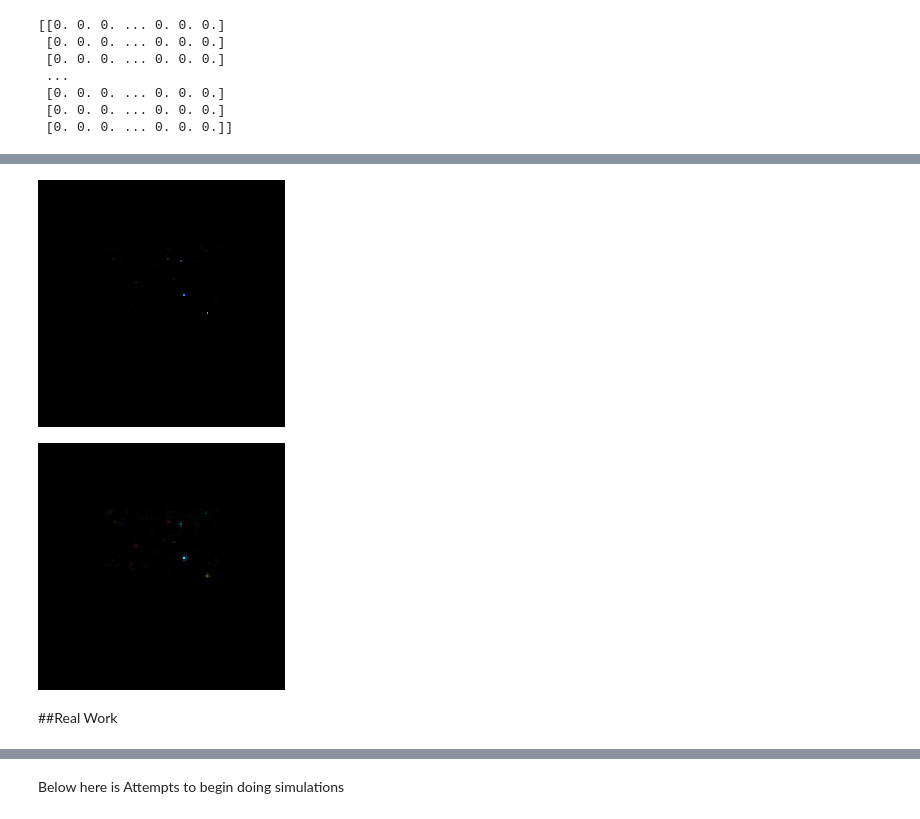
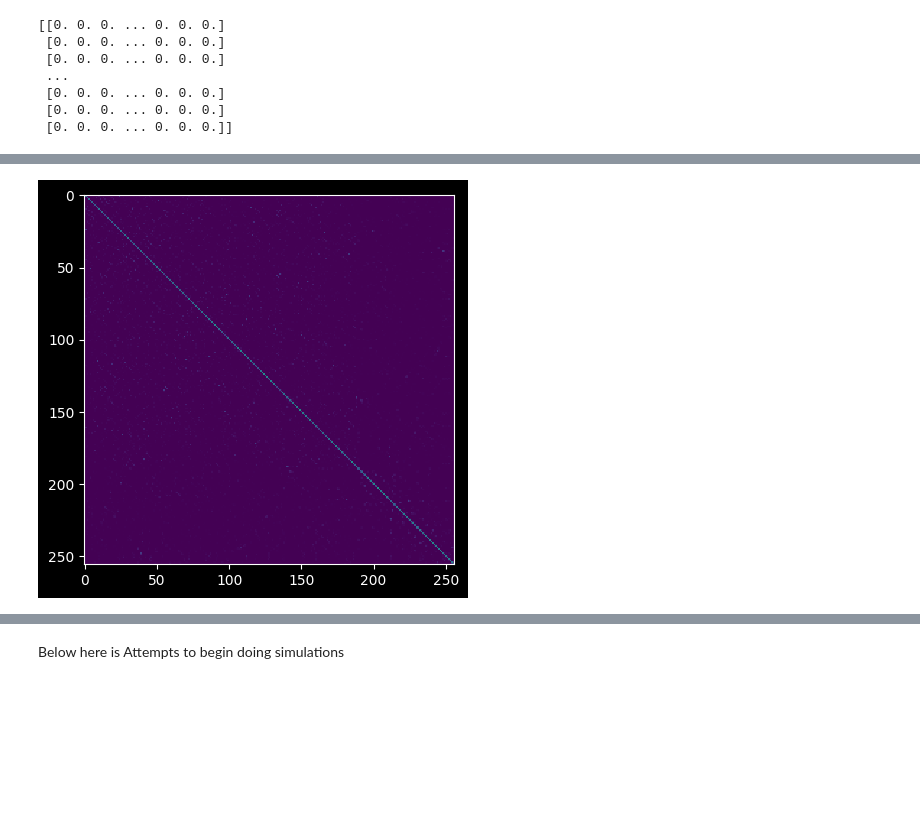
Before and after one commit to LukasScarfe/MultiplaneTurb, a Jupyter notebook: Lukas_Workspace.ipynb, the cells around one changed output, grey strips where cells are left out. Cells and saved outputs as stored; diff of their text form; code cells hidden in the pictures; blank space fills up the shorter version.

```diff
--- a/Lukas_Workspace.ipynb
+++ b/Lukas_Workspace.ipynb
@@ -308,4 +304,4 @@ len(endFields)
 # %%
-transferMatrix=np.array(endFields).reshape(4096,int(128/2)**2)
+transferMatrix=np.array(endFields).reshape(int((N))**2,int((N))**2)
 
 w,v=eig(transferMatrix)
@@ -314,3 +308,3 @@ eigModeVec=v
 # %%
-eig1Int=[abs(eigModeVec[0][i]) for i in range(len(eigModeVec[0]))]
-eig1Phase=[cmath.phase(eigModeVec[0][i]) for i in range(len(eigModeVec[0]))]
+eigInt=[[abs(v[i][j]) for i in range(len(v[0]))] for j in range(len(v[0]))]
+eigPhase=[[cmath.phase(v[i][j]) for i in range(len(v[0]))] for j in range(len(v[0]))]
@@ -321,2 +311,2 @@ len(eig1Phase)
 # %%
-eigmode1init=[SubPhase(SubIntensity(beam,Intensity(beam)/int**2),Phase(beam)+phase) for beam,int,phase in zip(initBeams,eig1Int,eig1Phase)]
+eigmodes=[[SubPhase(SubIntensity(beam,Intensity(beam)/int),Phase(beam)+phase) for beam,int,phase in zip(initBeams,eigInt[j],eigPhase[j])] for j in progress(range(len(eigInt)))]
@@ -341,9 +313,6 @@ plotbeam(e4)
-# %%
-ei1=MixManyBeams([e1,e2,e3,e4])
-plotbeam(ei1)
-plotbeam(Fresnel(ei1,z))
-# %% [output]
-[figure, removed]
-[figure, removed]
-# %% [markdown]
-##Real Work
+# %%
+eigs=[MixManyBeams(modes) for modes in progress(eigmodes)]
+# %%
+plotCrosstalk(crosstalk(eigs,eigs))
+# %% [output]
+[figure, added]
```
Also changed, not shown: parts of 20 cells of this notebook.
